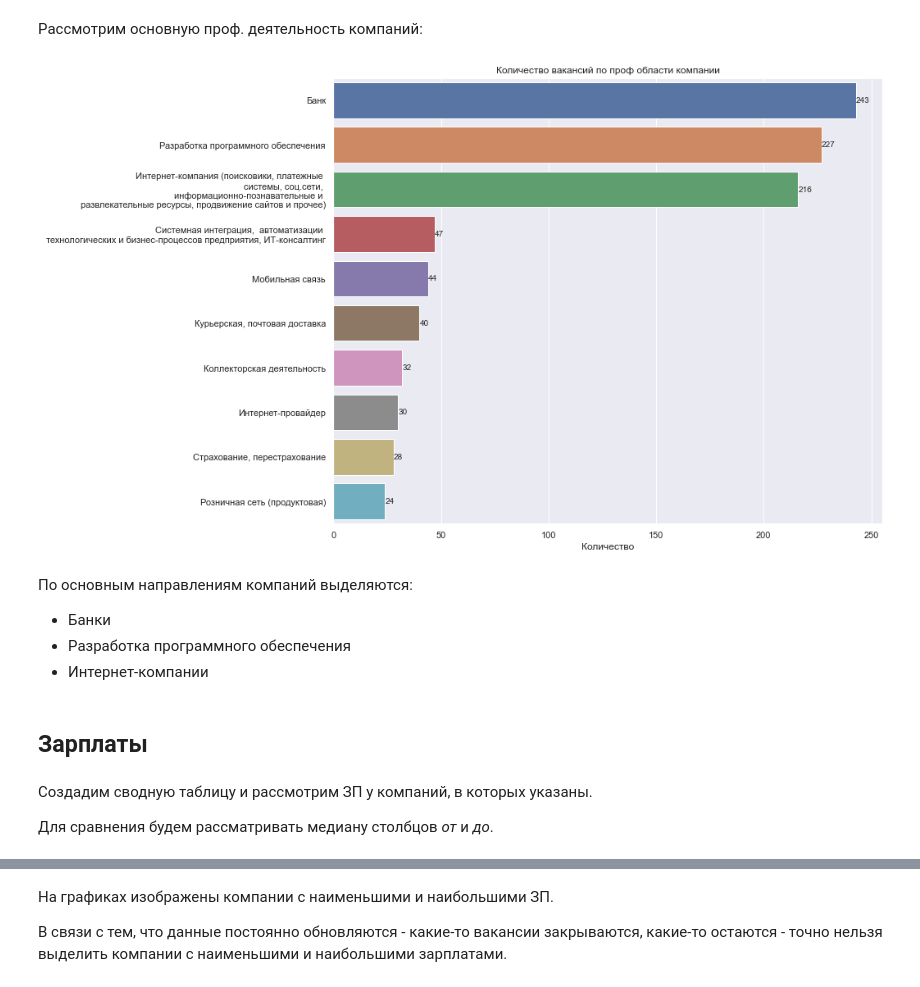
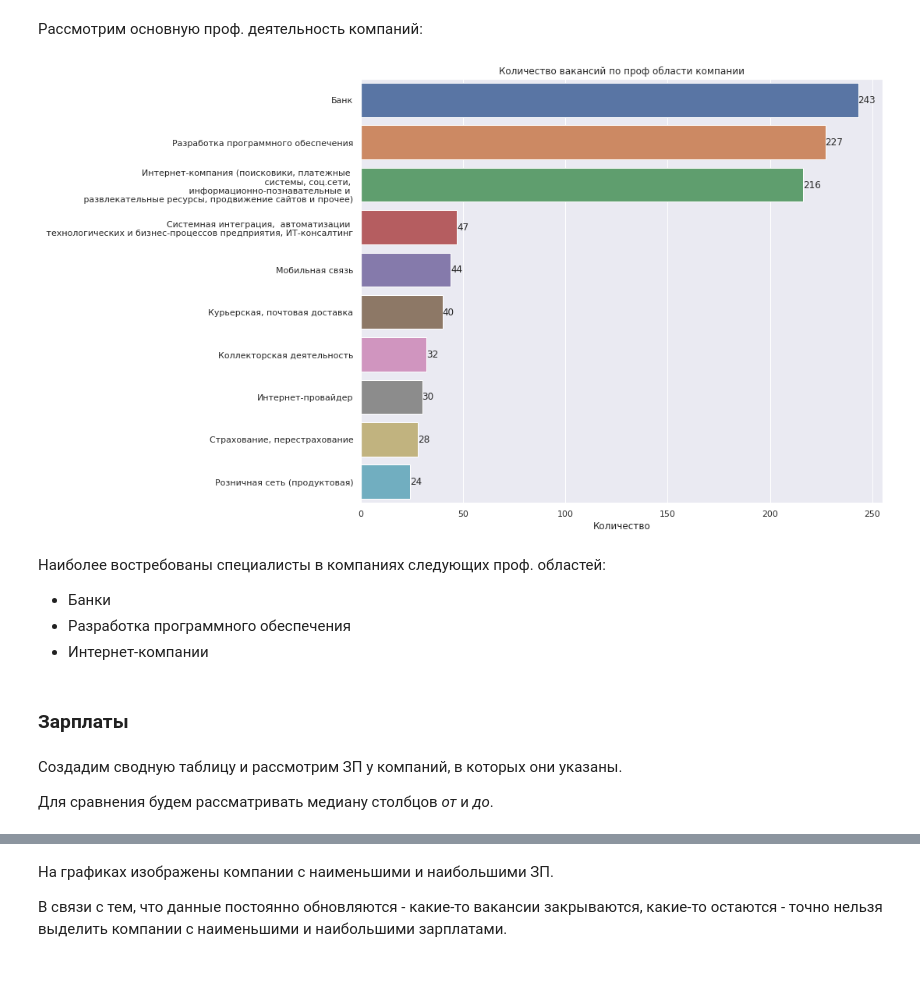
Before and after one commit to KirillErokhin/hh_parser, a Jupyter notebook: hh_dp_EDA.ipynb, the cells around one changed output, grey strips where cells are left out. Cells and saved outputs as stored; diff of their text form; code cells hidden in the pictures.

```diff
--- a/hh_dp_EDA.ipynb
+++ b/hh_dp_EDA.ipynb
@@ -779,26 +798,27 @@ plt.show()
 # %%
 top_ind = df.groupby('industries')['id'].count().sort_values(ascending=False).head(10)
 
 plt.figure(figsize=(12, 10))
+plt.tight_layout()
 ax = sns.barplot(y=top_ind.index, x=top_ind, orient='h')
 ax.bar_label(ax.containers[0])
 plt.title('Количество вакансий по проф области компании')
 plt.xlabel('Количество')
 plt.ylabel('', visible=False)
-plt.savefig('./img/ind_count.jpg')
+plt.savefig('./img/ind_count.jpg', bbox_inches='tight')
 plt.show()
 # %% [output]
-[figure, old version]
+[figure, new version]
 # %% [markdown]
-По основным направлениям компаний выделяются:
+Наиболее востребованы специалисты в компаниях следующих проф. областей:
 
 - Банки
 - Разработка программного обеспечения
 - Интернет-компании
 # %% [markdown]
-## Зарплаты
+### Зарплаты
 # %% [markdown]
-Создадим сводную таблицу и рассмотрим ЗП у компаний, в которых указаны.
+Создадим сводную таблицу и рассмотрим ЗП у компаний, в которых они указаны.
 
 Для сравнения будем рассматривать медиану столбцов *от* и *до*.
 # %%
```
Also changed, not shown: parts of 36 cells of this notebook.
